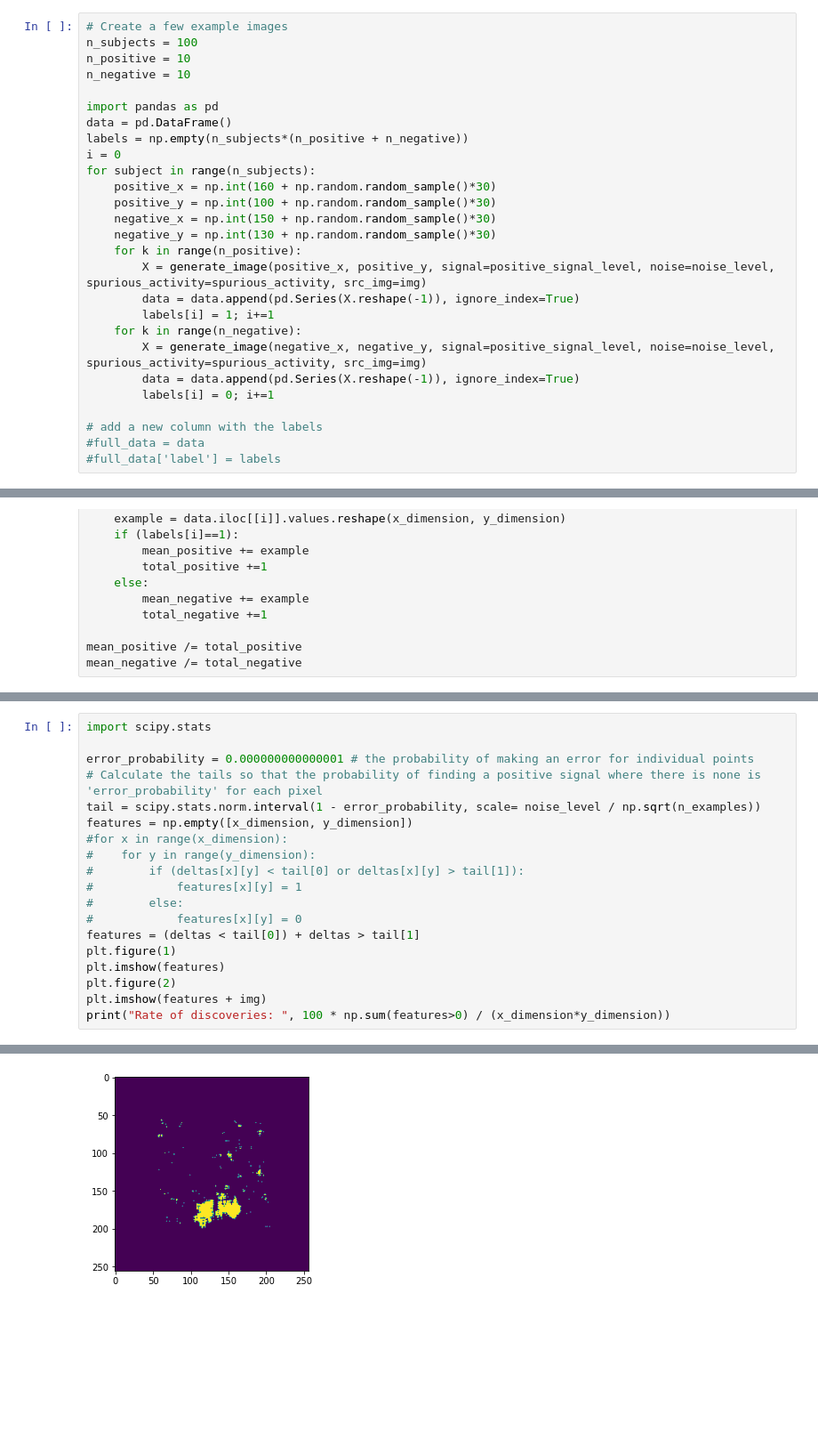
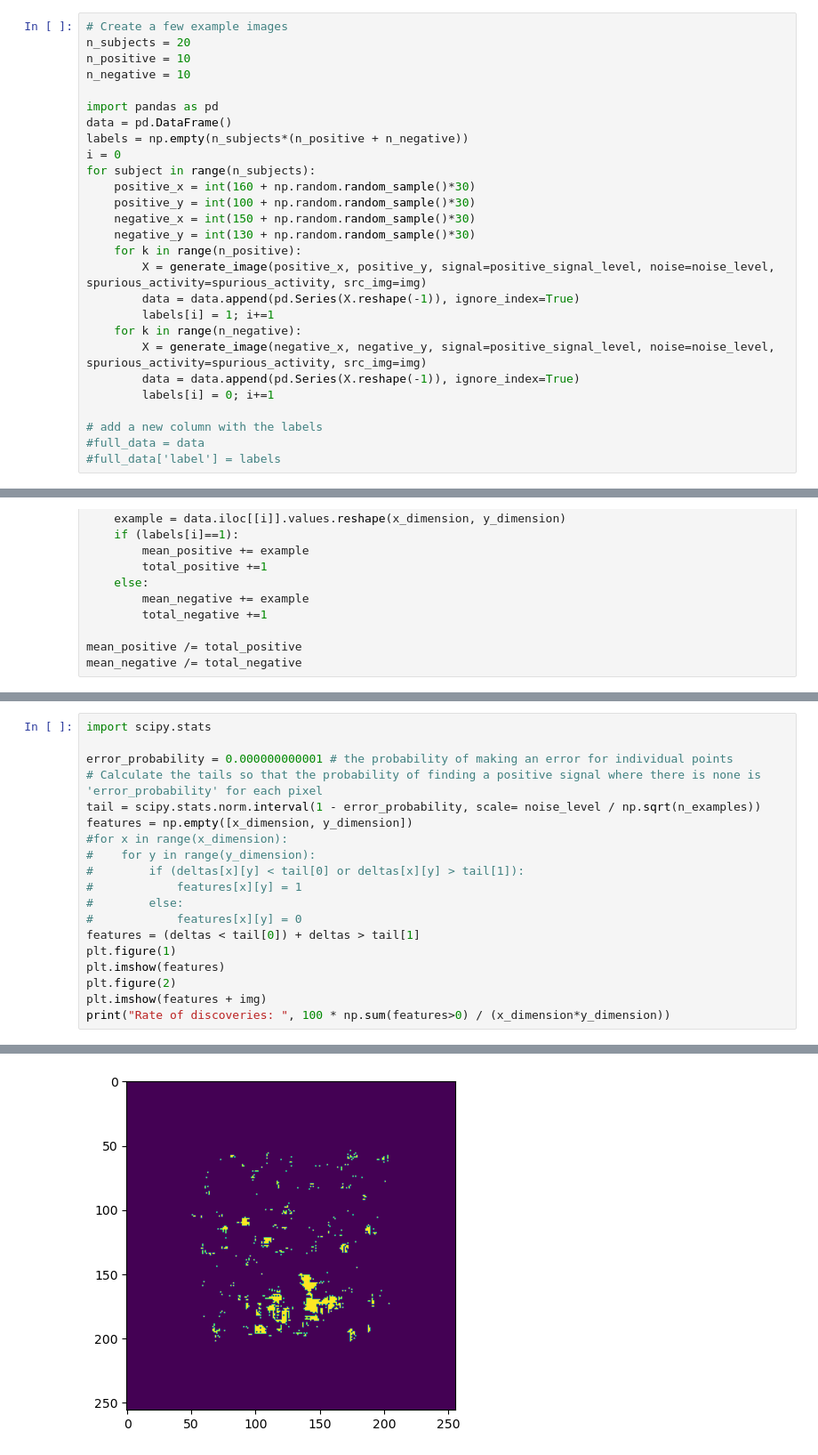
Before and after one commit to olethrosdc/ml-society-science, a Jupyter notebook: src/reproducibility/mri_analysis.ipynb, the cells around one changed output, grey strips where cells are left out. Shown at 89% size. Drawn from its saved outputs; the diff is of its cells as text; blank space fills up the shorter version.

```diff
--- a/src/reproducibility/mri_analysis.ipynb
+++ b/src/reproducibility/mri_analysis.ipynb
@@ -58,6 +57,6 @@ plt.imshow(generate_image(160, 100, signal=negative_signal_level, noise=noise_le
 # %%
 # Create a few example images
-n_subjects = 100
+n_subjects = 20
 n_positive = 10
 n_negative = 10
 
@@ -66,10 +65,10 @@ data = pd.DataFrame()
 labels = np.empty(n_subjects*(n_positive + n_negative))
 i = 0
 for subject in range(n_subjects):
-    positive_x = np.int(160 + np.random.random_sample()*30)
-    positive_y = np.int(100 + np.random.random_sample()*30)
-    negative_x = np.int(150 + np.random.random_sample()*30)
-    negative_y = np.int(130 + np.random.random_sample()*30)
+    positive_x = int(160 + np.random.random_sample()*30)
+    positive_y = int(100 + np.random.random_sample()*30)
+    negative_x = int(150 + np.random.random_sample()*30)
+    negative_y = int(130 + np.random.random_sample()*30)
     for k in range(n_positive):
         X = generate_image(positive_x, positive_y, signal=positive_signal_level, noise=noise_level, spurious_activity=spurious_activity, src_img=img)
         data = data.append(pd.Series(X.reshape(-1)), ignore_index=True)
@@ -108,7 +107,7 @@ deltas = (mean_negative - mean_positive)/2
 # %%
 import scipy.stats
 
-error_probability = 0.000000000000001 # the probability of making an error for individual points
+error_probability = 0.000000000001 # the probability of making an error for individual points
 # Calculate the tails so that the probability of finding a positive signal where there is none is 'error_probability' for each pixel
 tail = scipy.stats.norm.interval(1 - error_probability, scale= noise_level / np.sqrt(n_examples))
 features = np.empty([x_dimension, y_dimension])
@@ -129 +128 @@ Rate of discoveries:  2.2857666015625
-[figure, old version]
+[figure, new version]
```
Also changed, not shown: parts of 6 cells of this notebook, 5 other files.
